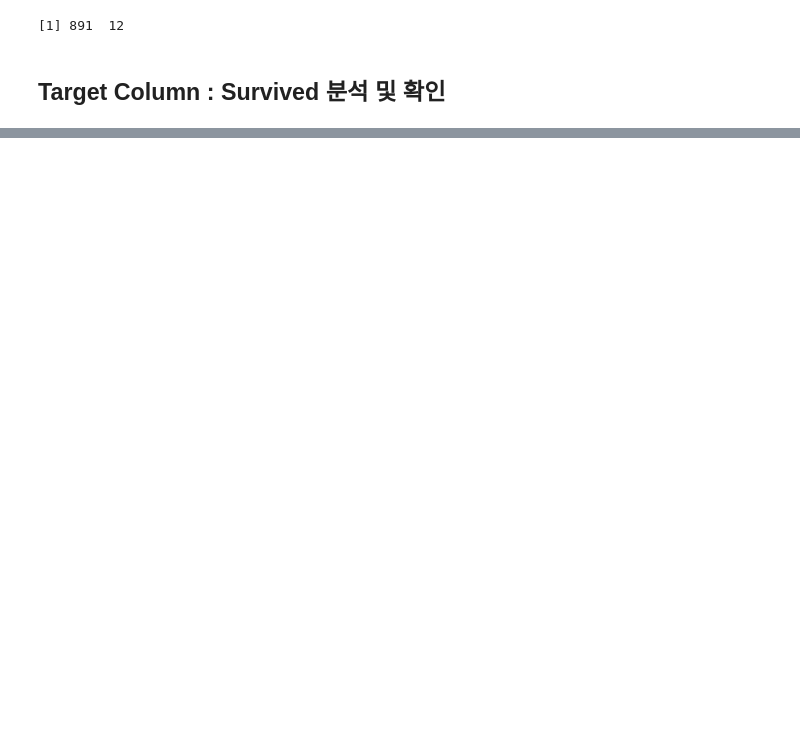
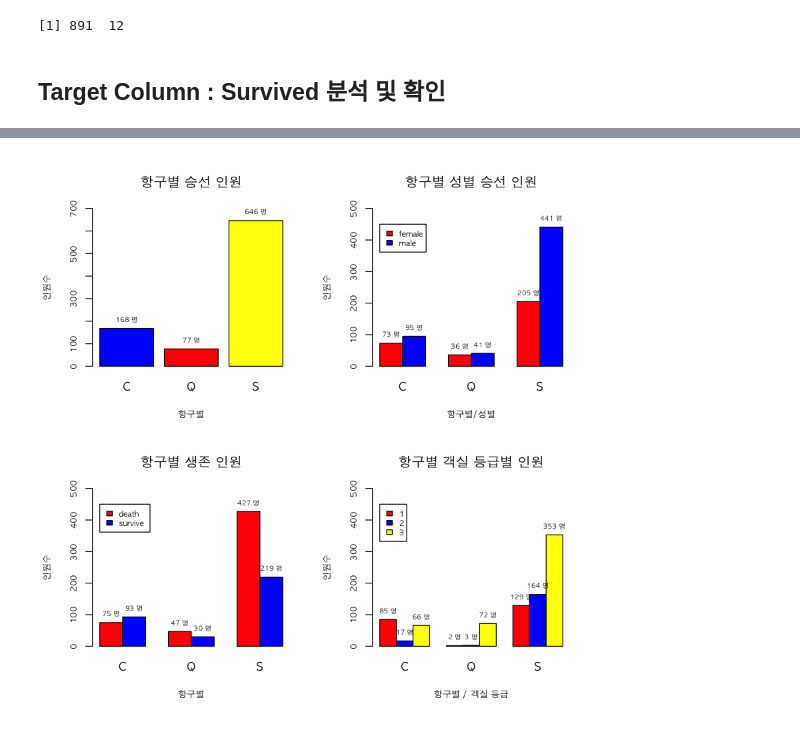
Before and after one commit to monargent0/TJRrrClass, a Jupyter notebook: 24. 타이타닉 데이터를 활용한 탑승자의 생사여부 예측.ipynb, the cells around one changed output, grey strips where cells are left out. Drawn from its saved outputs; the diff is of its cells as text; code cells hidden in the pictures; blank space fills up the shorter version.

```diff
--- a/24. 타이타닉 데이터를 활용한 탑승자의 생사여부 예측.ipynb
+++ b/24. 타이타닉 데이터를 활용한 탑승자의 생사여부 예측.ipynb
@@ -150,0 +452,10 @@ pie3D(Survive,
+# %%
+# 본 데이터에 적용
+train_df$Embarked[train_df$Embarked == ''] <- "S"
+# S 항구 탑승인원
+sum(train_df$Embarked == 'S')
+# str(train_df)
+
+# factor 정리
+train_df$Embarked <- factor(train_df$Embarked)
+str(train_df)
@@ -150,0 +477,76 @@ pie3D(Survive,
+# %%
+# 항구별 승선 인원
+par(family = 'AppleGothic', bg = 'white' ,mfrow =c(2,2))
+bp <- barplot(table(train_df$Embarked),
+    main = '항구별 승선 인원',
+    xlab= '항구별',
+    ylab= '인원수',
+    ylim= c(0,700),
+    col = c('blue', 'red','yellow'),
+    cex.axis=0.75,
+    cex.lab = 0.8,
+
+)
+text(bp , table(train_df$Embarked), paste(table(train_df$Embarked),'명'), pos=3 ,cex=0.6)
+
+# 항구별 승선 인원 성별 분류
+par(family = 'AppleGothic', bg = 'white')
+bp<-barplot(table(train_df$Sex ,train_df$Embarked),
+    main = '항구별 성별 승선 인원',
+    xlab= '항구별/성별',
+    ylab= '인원수',
+    ylim= c(0,500),
+    col = c('red' , 'blue'),
+    beside =T,
+    cex.axis=0.75,
+    cex.lab = 0.8,
+
+)
+legend(1,450,
+    legend = rownames(table(train_df$Sex ,train_df$Embarked)),
+    fill = c('red' , 'blue'),
+    cex = 0.7
+)
+text(bp ,table(train_df$Sex ,train_df$Embarked),paste(table(train_df$Sex ,train_df$Embarked),'명'),pos=3 ,cex=0.6 )
+
+# 항구별 생존 인원
+par(family = 'AppleGothic', bg = 'white')
+bp<-barplot(table(train_df$Survived ,train_df$Embarked),
+    main = '항구별 생존 인원',
+    xlab= '항구별',
+    ylab= '인원수',
+    ylim= c(0,500),
+    col = c('red' , 'blue'),
+    beside =T,
+    cex.axis=0.75,
+    cex.lab = 0.8,
+
+)
+legend(1,450,
+    legend = c('death','survive'),
+    fill = c('red' , 'blue'),
+    cex = 0.7
+)
+text(bp ,table(train_df$Survived ,train_df$Embarked),paste(table(train_df$Survived ,train_df$Embarked),'명'),pos=3 ,cex=0.6)
+
+# 항구별 객실 등급별 인원
+par(family = 'AppleGothic', bg = 'white')
+bp<-barplot(table(train_df$Pclass ,train_df$Embarked),
+    main = '항구별 객실 등급별 인원',
+    xlab= '항구별 / 객실 등급',
+    ylab= '인원수',
+    ylim= c(0,500),
+    col = c('red' , 'blue','yellow'),
+    beside =T,
+    cex.axis=0.75,
+    cex.lab = 0.8,
+
+)
+legend(1,450,
+    legend = rownames(table(train_df$Pclass ,train_df$Embarked)),
+    fill = c('red' , 'blue','yellow'),
+    cex = 0.7
+)
+text(bp ,table(train_df$Pclass ,train_df$Embarked),paste(table(train_df$Pclass ,train_df$Embarked),'명'),pos=3 ,cex=0.6)
+# %% [output]
+[figure, added]
```
Also changed, not shown: parts of 61 cells of this notebook.
